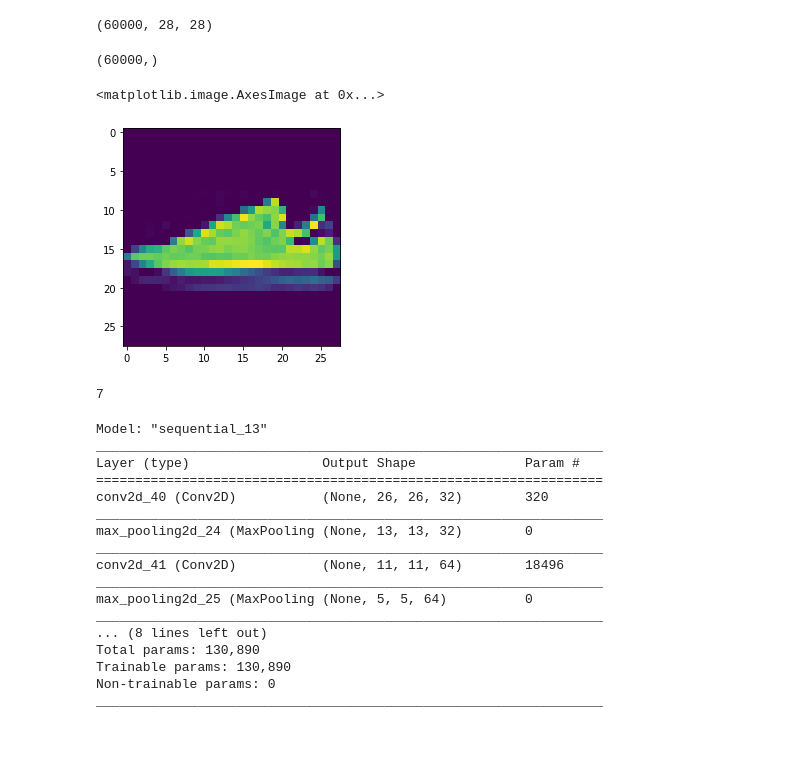
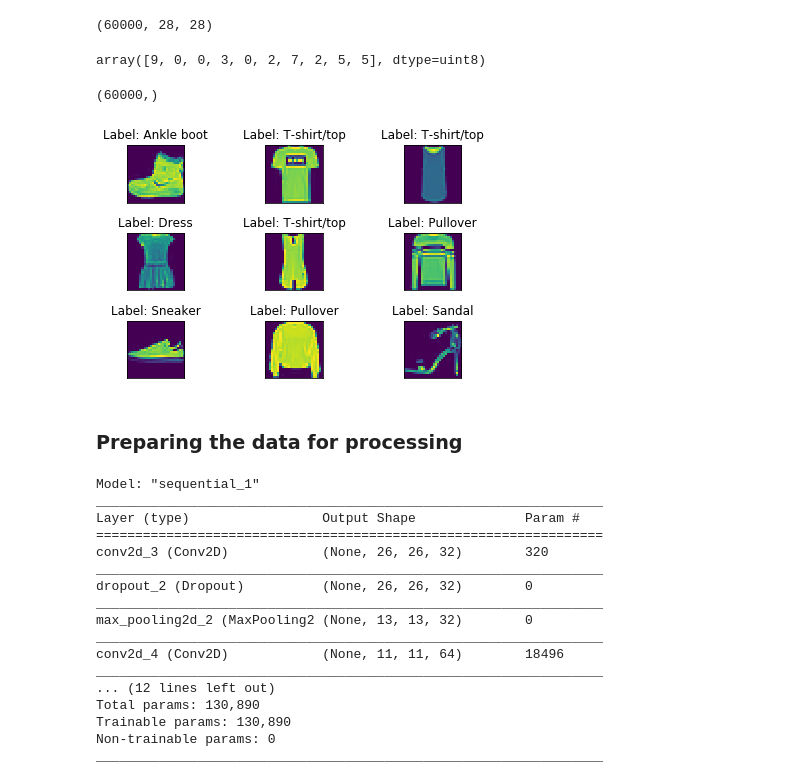
Before and after one commit to Shafiq-Kyazze/Image-Classification-using-Neural-Networks, a Jupyter notebook: CNNs on Fashion mnist.ipynb, the cells around one changed output. Drawn from its saved outputs; the diff is of its cells as text; code cells hidden in the pictures; blank space fills up the shorter version.

```diff
--- a/CNNs on Fashion mnist.ipynb
+++ b/CNNs on Fashion mnist.ipynb
@@ -7,22 +9,42 @@ from keras.datasets import fashion_mnist
 train_data.shape
 # %% [output]
 (60000, 28, 28)
+# %%
+train_labels[:10]
+# %% [output]
+array([9, 0, 0, 3, 0, 2, 7, 2, 5, 5], dtype=uint8)
 # %%
 train_labels.shape
 # %% [output]
 (60000,)
-# %%
-import matplotlib.pyplot as plt
-%matplotlib inline
-image = train_data[6]
-plt.imshow(image)
-# %% [output]
-<matplotlib.image.AxesImage at 0x...>
-[figure, removed]
-# %%
-train_labels[6] #According to the keras website, 7 is a label for sneaker
-# %% [output]
-7
+# %%
+label_index = [         "T-shirt/top",     # index 0
+                        "Trouser",         # index 1
+                        "Pullover",        # index 2
+                        "Dress",           # index 3
+                        "Coat",            # index 4
+                        "Sandal",          # index 5
+                        "Shirt",           # index 6
+                        "Sneaker",         # index 7
+                        "Bag",             # index 8
+                        "Ankle boot"]      #index 9]
+# %%
+import matplotlib.pyplot as plt
+%matplotlib inline
+
+fig = plt.figure()
+for i in range(9):
+  plt.subplot(3,3,i+1)
+  plt.tight_layout()
+  plt.imshow(train_data[i], interpolation='none')
+  plt.title("Label: {}".format(label_index[train_labels[i]]))
+  plt.xticks([])
+  plt.yticks([])
+plt.savefig('Labels example')
+# %% [output]
+[figure, added]
+# %% [markdown]
+### Preparing the data for processing
 # %%
 x_train = train_data.reshape(train_data.shape[0],28,28,1) # reshaping the data to create a third dimension for colour
 x_test = test_data.reshape(test_data.shape[0],28,28,1)
@@ -37,8 +60,10 @@ from keras import models,layers
 model = models.Sequential()
 # %%
 model.add(layers.Conv2D(32,(3,3),activation='relu',input_shape=(28,28,1)))
+model.add(layers.Dropout(0.2))
 model.add(layers.MaxPooling2D((2,2)))
 model.add(layers.Conv2D(64,(3,3),activation='relu'))
+model.add(layers.Dropout(0.3))
 model.add(layers.MaxPooling2D((2,2)))
 model.add(layers.Conv2D(64,(3,3),activation='relu'))
 
@@ -47,19 +72,19 @@ model.add(layers.Dense(128,activation='relu'))
 model.add(layers.Dense(10,activation='softmax'))
 model.summary()
 # %% [output]
-Model: "sequential_13"
+Model: "sequential_1"
 _________________________________________________________________
 Layer (type)                 Output Shape              Param #
 =================================================================
-conv2d_40 (Conv2D)           (None, 26, 26, 32)        320
+conv2d_3 (Conv2D)            (None, 26, 26, 32)        320
 _________________________________________________________________
-max_pooling2d_24 (MaxPooling (None, 13, 13, 32)        0
+dropout_2 (Dropout)          (None, 26, 26, 32)        0
 _________________________________________________________________
-conv2d_41 (Conv2D)           (None, 11, 11, 64)        18496
+max_pooling2d_2 (MaxPooling2 (None, 13, 13, 32)        0
 _________________________________________________________________
-max_pooling2d_25 (MaxPooling (None, 5, 5, 64)          0
+conv2d_4 (Conv2D)            (None, 11, 11, 64)        18496
 _________________________________________________________________
-... (8 lines left out)
+... (12 lines left out)
 Total params: 130,890
 Trainable params: 130,890
 Non-trainable params: 0
```
Also changed, not shown: parts of 9 cells of this notebook.
